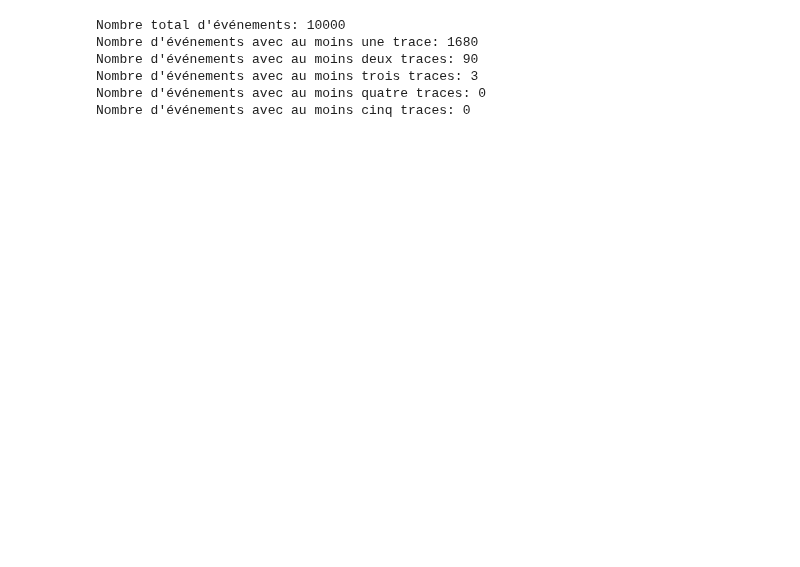
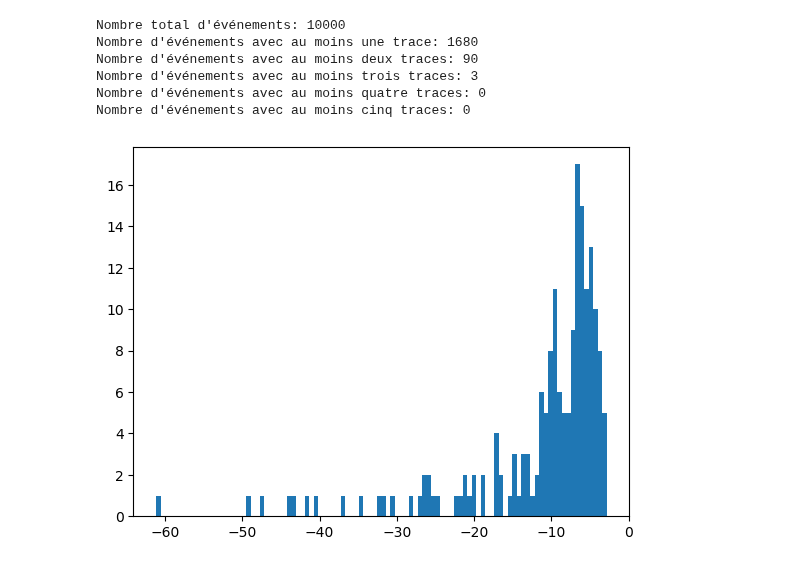
Before and after one commit to nantes-m2-rps-exp/qqbar2mumu-2022, a Jupyter notebook: notebooks/muon-eta-distribution.ipynb, the cells around one changed output. Saved outputs shown, nothing was run; the diff lists cells and outputs as text; code cells hidden in the pictures; blank space fills up the shorter version.

```diff
--- a/notebooks/muon-eta-distribution.ipynb
+++ b/notebooks/muon-eta-distribution.ipynb
@@ -222,3 +225,18 @@ Nombre d'événements avec au moins quatre traces: 0
 Nombre d'événements avec au moins cinq traces: 0
 # %%
 assert(n1+n2+n3+n4+n5==nofTracks)
+# %%
+#Création d'une liste avec les impulsions transverses
+Pt = np.array([],dtype=float)
+nofTracks=0
+nofEvents=0
+for event in m[m.nMuons>1]:
+    nofEvents+=1
+    tracks = event["Muon"].to_list()
+    for t in tracks:
+        nofTracks+=1
+        Pt = np.append(Pt,t["Pz"])
+#Histogramme des impulsions transverses, pour les 10000 premiers évènements
+plt.hist(Pt,bins=100);
+# %% [output]
+[figure, added]
```
Also changed, not shown: parts of 9 cells of this notebook.
